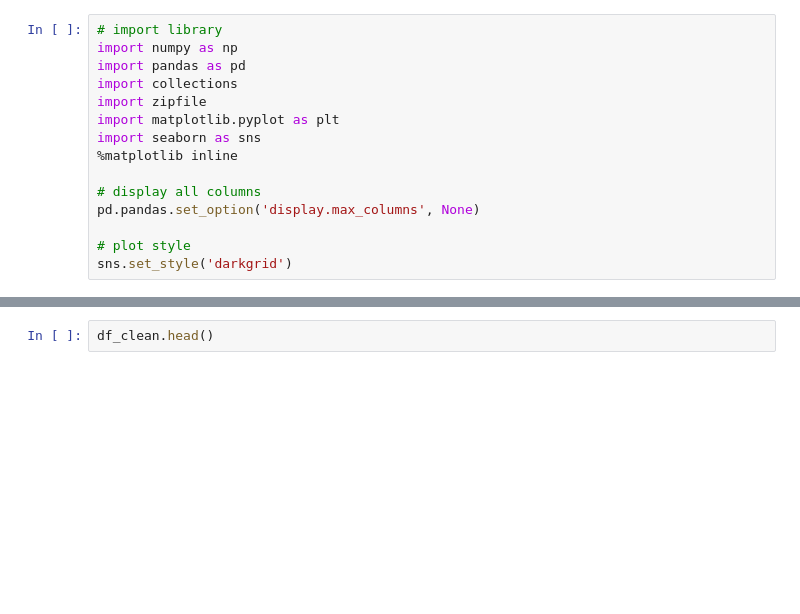
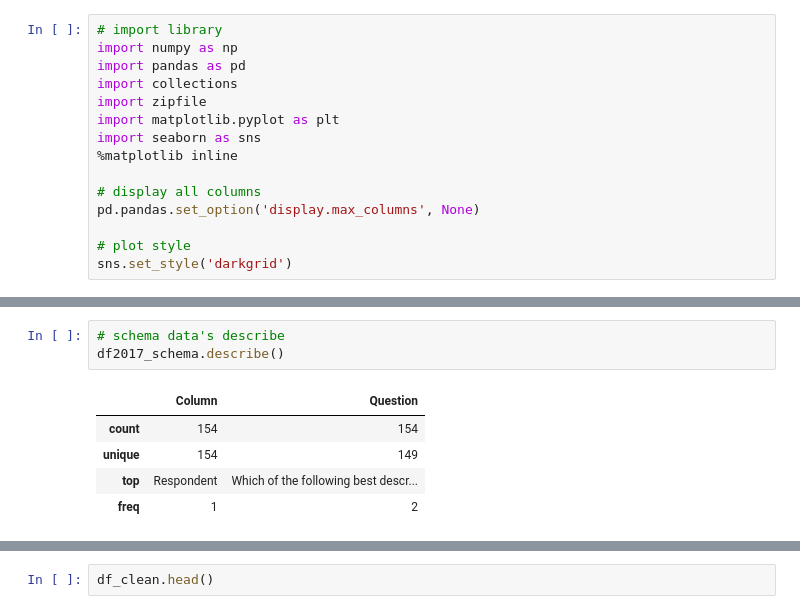
Before and after one commit to luckykid1993/Udacity, a Jupyter notebook: Project1-BlogPost/StackOverflowData.ipynb, the cells around one changed output, grey strips where cells are left out. Drawn from its saved outputs; the diff is of its cells as text; blank space fills up the shorter version.

```diff
--- a/Project1-BlogPost/StackOverflowData.ipynb
+++ b/Project1-BlogPost/StackOverflowData.ipynb
@@ -44,0 +88,9 @@ df2017.head()
+# %%
+# schema data's describe
+df2017_schema.describe()
+# %% [output]
+|  | Column | Question |
+| count | 154 | 154 |
+| unique | 154 | 149 |
+| top | Respondent | Which of the following best descr... |
+| freq | 1 | 2 |
```
Also changed, not shown: parts of 58 cells of this notebook.
